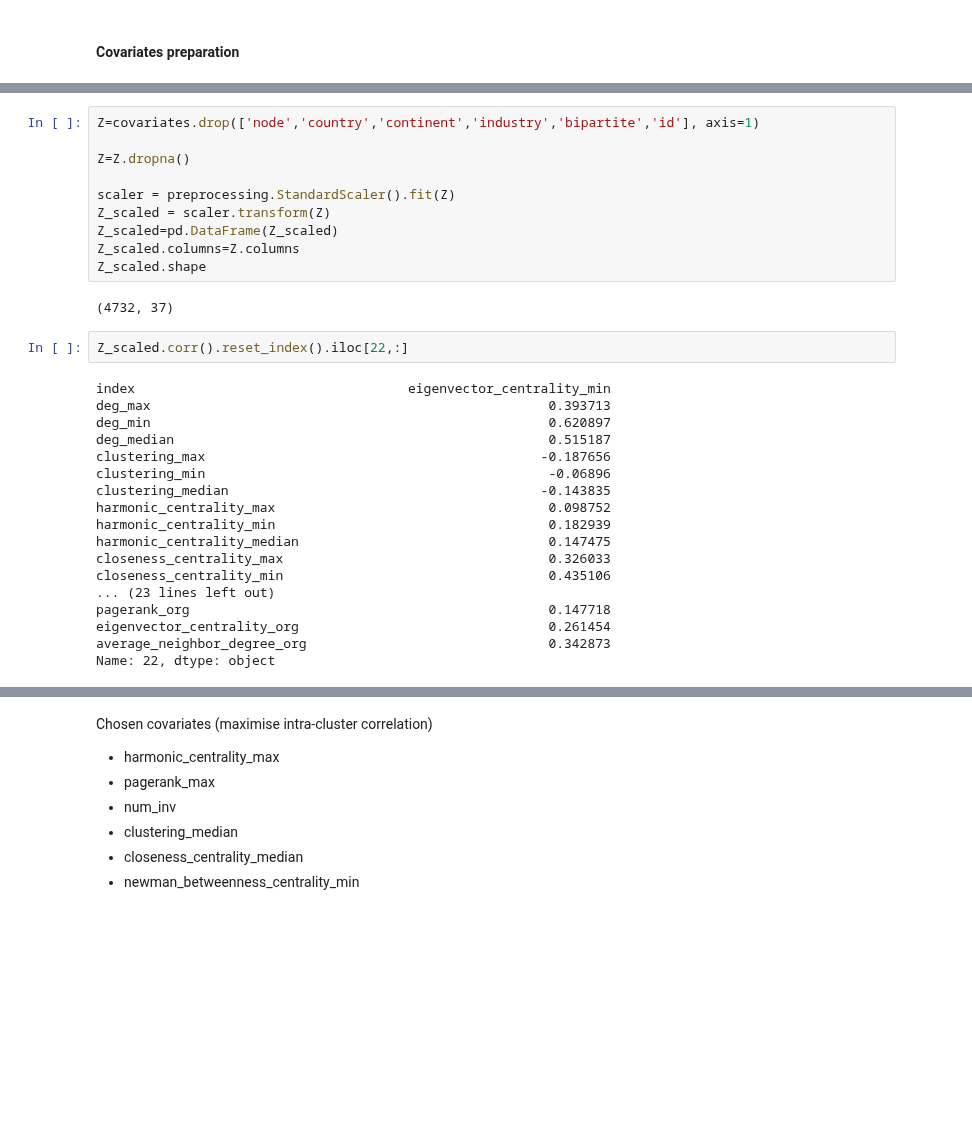
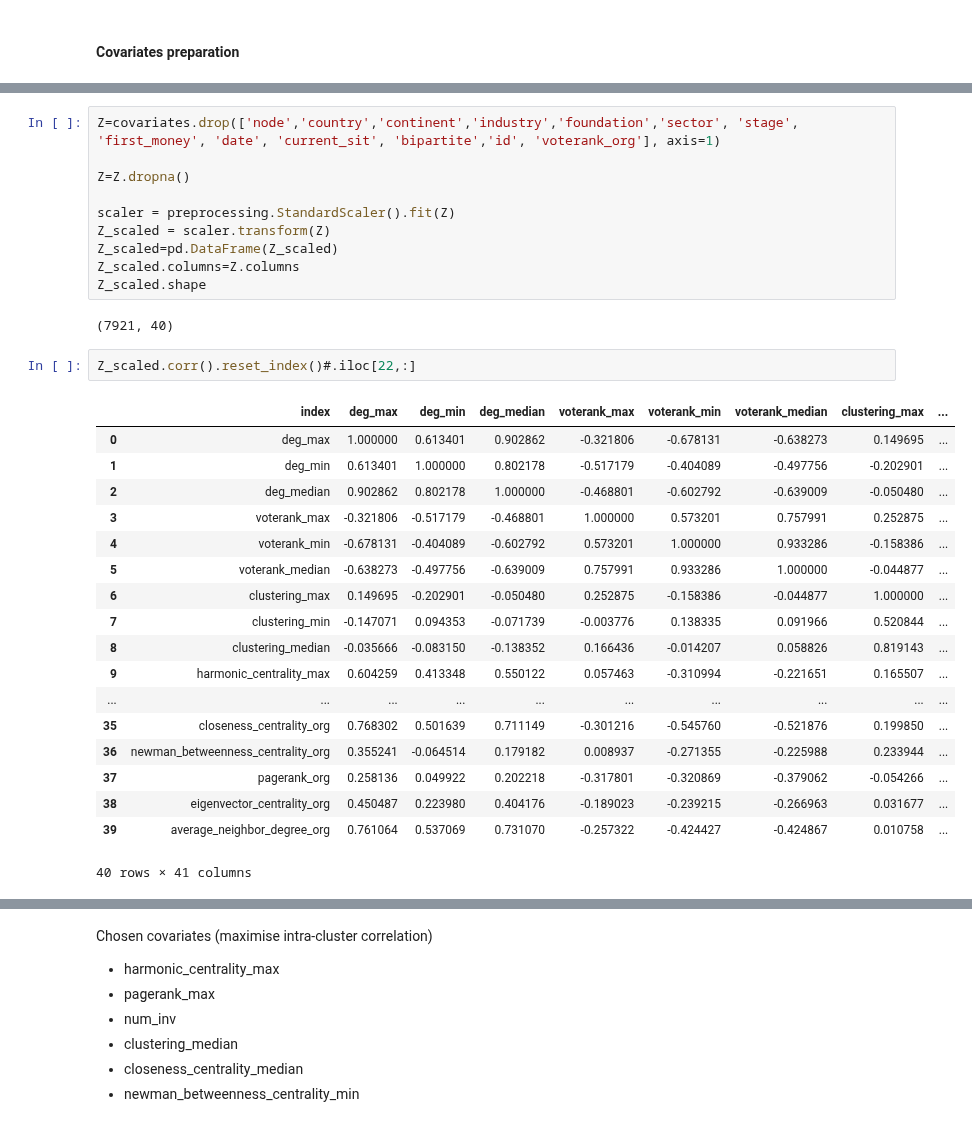
Before and after one commit to testalorenzo/crunch_net, a Jupyter notebook: ANS/notebook/notebooks/ANS_extension.ipynb, the cells around one changed output, grey strips where cells are left out. Drawn from its saved outputs; the diff is of its cells as text; blank space fills up the shorter version.

```diff
--- a/ANS/notebook/notebooks/ANS_extension.ipynb
+++ b/ANS/notebook/notebooks/ANS_extension.ipynb
@@ -280,5 +294,5 @@ plt.savefig('covariates_distribution_after_log.pdf', bbox_inches="tight")
 # %%
-Z=covariates.drop(['node','country','continent','industry','bipartite','id'], axis=1)
+Z=covariates.drop(['node','country','continent','industry','foundation','sector', 'stage', 'first_money', 'date', 'current_sit', 'bipartite','id', 'voterank_org'], axis=1)
 
 Z=Z.dropna()
 
@@ -288,27 +302,28 @@ Z_scaled=pd.DataFrame(Z_scaled)
 Z_scaled.columns=Z.columns
 Z_scaled.shape
 # %% [output]
-(4732, 37)
+(7921, 40)
 # %%
-Z_scaled.corr().reset_index().iloc[22,:]
+Z_scaled.corr().reset_index()#.iloc[22,:]
 # %% [output]
+|  | index | deg_max | deg_min | deg_median | voterank_max | voterank_min | voterank_median | clustering_max | ... |
+| 0 | deg_max | 1.000000 | 0.613401 | 0.902862 | -0.321806 | -0.678131 | -0.638273 | 0.149695 | ... |
+| 1 | deg_min | 0.613401 | 1.000000 | 0.802178 | -0.517179 | -0.404089 | -0.497756 | -0.202901 | ... |
+| 2 | deg_median | 0.902862 | 0.802178 | 1.000000 | -0.468801 | -0.602792 | -0.639009 | -0.050480 | ... |
+| 3 | voterank_max | -0.321806 | -0.517179 | -0.468801 | 1.000000 | 0.573201 | 0.757991 | 0.252875 | ... |
+| 4 | voterank_min | -0.678131 | -0.404089 | -0.602792 | 0.573201 | 1.000000 | 0.933286 | -0.158386 | ... |
+| 5 | voterank_median | -0.638273 | -0.497756 | -0.639009 | 0.757991 | 0.933286 | 1.000000 | -0.044877 | ... |
+| 6 | clustering_max | 0.149695 | -0.202901 | -0.050480 | 0.252875 | -0.158386 | -0.044877 | 1.000000 | ... |
+| 7 | clustering_min | -0.147071 | 0.094353 | -0.071739 | -0.003776 | 0.138335 | 0.091966 | 0.520844 | ... |
+| 8 | clustering_median | -0.035666 | -0.083150 | -0.138352 | 0.166436 | -0.014207 | 0.058826 | 0.819143 | ... |
+| 9 | harmonic_centrality_max | 0.604259 | 0.413348 | 0.550122 | 0.057463 | -0.310994 | -0.221651 | 0.165507 | ... |
+| ... | ... | ... | ... | ... | ... | ... | ... | ... | ... |
+| 35 | closeness_centrality_org | 0.768302 | 0.501639 | 0.711149 | -0.301216 | -0.545760 | -0.521876 | 0.199850 | ... |
+| 36 | newman_betweenness_centrality_org | 0.355241 | -0.064514 | 0.179182 | 0.008937 | -0.271355 | -0.225988 | 0.233944 | ... |
+| 37 | pagerank_org | 0.258136 | 0.049922 | 0.202218 | -0.317801 | -0.320869 | -0.379062 | -0.054266 | ... |
+| 38 | eigenvector_centrality_org | 0.450487 | 0.223980 | 0.404176 | -0.189023 | -0.239215 | -0.266963 | 0.031677 | ... |
+| 39 | average_neighbor_degree_org | 0.761064 | 0.537069 | 0.731070 | -0.257322 | -0.424427 | -0.424867 | 0.010758 | ... |
-index                                   eigenvector_centrality_min
-deg_max                                                   0.393713
-deg_min                                                   0.620897
-deg_median                                                0.515187
-clustering_max                                           -0.187656
-clustering_min                                            -0.06896
-clustering_median                                        -0.143835
-harmonic_centrality_max                                   0.098752
-harmonic_centrality_min                                   0.182939
-harmonic_centrality_median                                0.147475
-closeness_centrality_max                                  0.326033
-closeness_centrality_min                                  0.435106
-... (23 lines left out)
-pagerank_org                                              0.147718
-eigenvector_centrality_org                                0.261454
-average_neighbor_degree_org                               0.342873
-Name: 22, dtype: object
+40 rows × 41 columns
 # %%
 link = linkage(squareform(Z_scaled.corr().apply(lambda x: 1- np.abs(x))), method='complete')
 fig = plt.figure(figsize=(10, 8))
```
Also changed, not shown: parts of 7 cells of this notebook.
